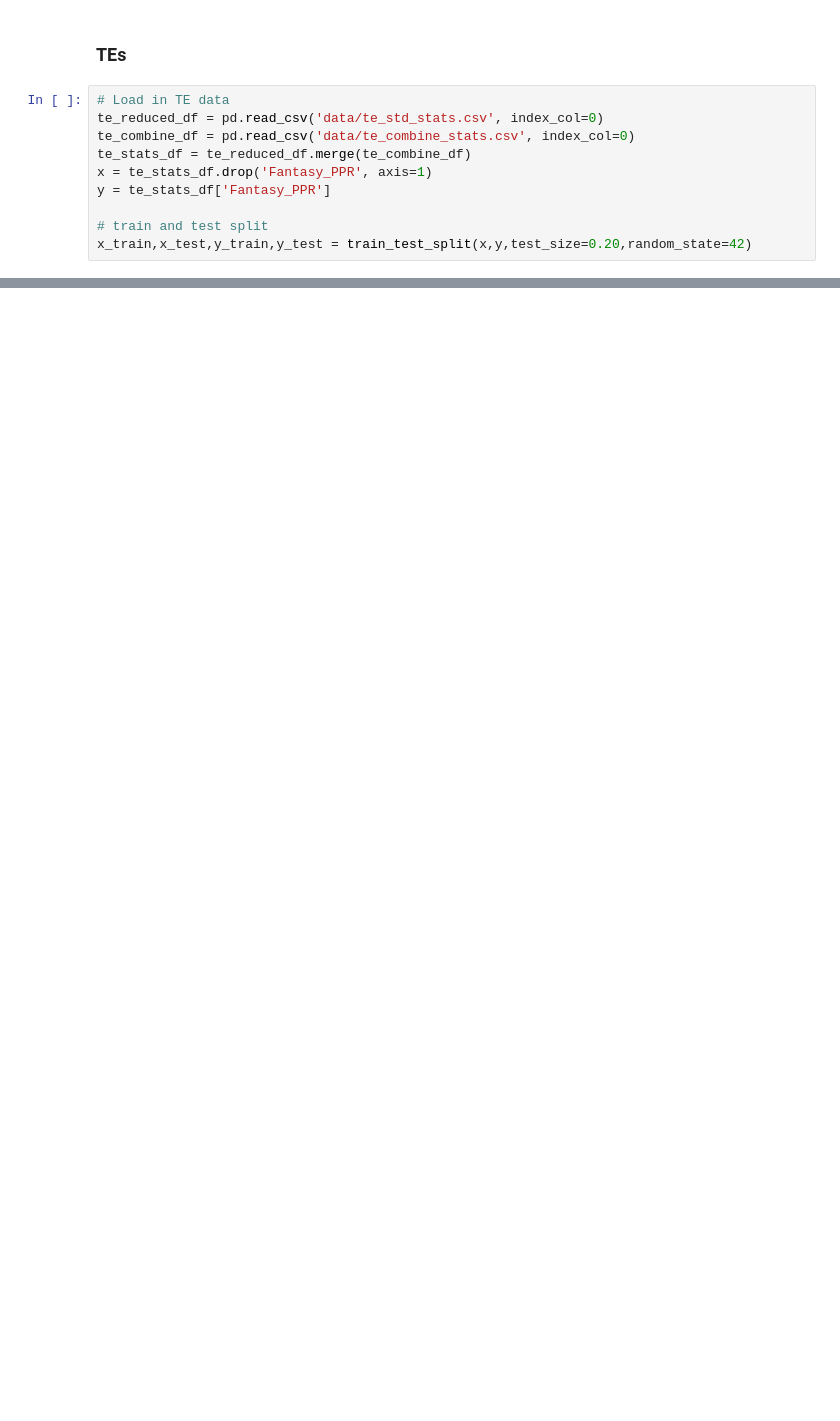
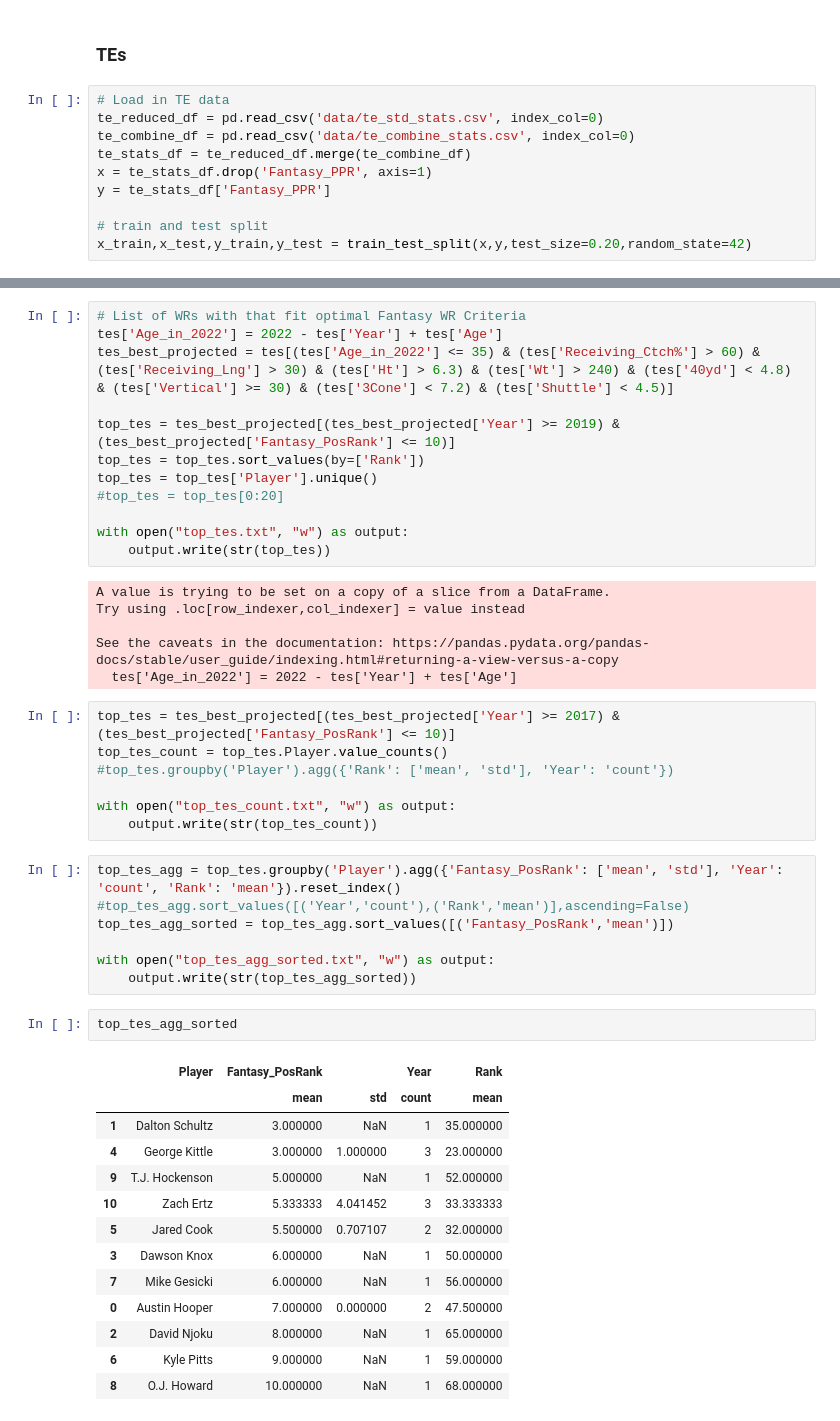
Before and after one commit to mattgilgo/fantasy_football, a Jupyter notebook: models.ipynb, the cells around one changed output, grey strips where cells are left out. Cells and saved outputs as stored; diff of their text form; blank space fills up the shorter version.

```diff
--- a/models.ipynb
+++ b/models.ipynb
@@ -268,3 +391,51 @@ plt.show()
     - Vert = 30 to 36
     - 3Cone = Less than 7.2
     - Shuttle = Less than 4.5
+# %%
+# List of WRs with that fit optimal Fantasy WR Criteria
+tes['Age_in_2022'] = 2022 - tes['Year'] + tes['Age']
+tes_best_projected = tes[(tes['Age_in_2022'] <= 35) & (tes['Receiving_Ctch%'] > 60) & (tes['Receiving_Lng'] > 30) & (tes['Ht'] > 6.3) & (tes['Wt'] > 240) & (tes['40yd'] < 4.8) & (tes['Vertical'] >= 30) & (tes['3Cone'] < 7.2) & (tes['Shuttle'] < 4.5)]
+
+top_tes = tes_best_projected[(tes_best_projected['Year'] >= 2019) & (tes_best_projected['Fantasy_PosRank'] <= 10)]
+top_tes = top_tes.sort_values(by=['Rank'])
+top_tes = top_tes['Player'].unique()
+#top_tes = top_tes[0:20]
+
+with open("top_tes.txt", "w") as output:
+    output.write(str(top_tes))
+# %% [output]
+A value is trying to be set on a copy of a slice from a DataFrame.
+Try using .loc[row_indexer,col_indexer] = value instead
+
+See the caveats in the documentation: https://pandas.pydata.org/pandas-docs/stable/user_guide/indexing.html#returning-a-view-versus-a-copy
+  tes['Age_in_2022'] = 2022 - tes['Year'] + tes['Age']
+# %%
+top_tes = tes_best_projected[(tes_best_projected['Year'] >= 2017) & (tes_best_projected['Fantasy_PosRank'] <= 10)]
+top_tes_count = top_tes.Player.value_counts()
+#top_tes.groupby('Player').agg({'Rank': ['mean', 'std'], 'Year': 'count'})
+
+with open("top_tes_count.txt", "w") as output:
+    output.write(str(top_tes_count))
+# %%
+top_tes_agg = top_tes.groupby('Player').agg({'Fantasy_PosRank': ['mean', 'std'], 'Year': 'count', 'Rank': 'mean'}).reset_index()
+#top_tes_agg.sort_values([('Year','count'),('Rank','mean')],ascending=False)
+top_tes_agg_sorted = top_tes_agg.sort_values([('Fantasy_PosRank','mean')])
+
+with open("top_tes_agg_sorted.txt", "w") as output:
+    output.write(str(top_tes_agg_sorted))
+# %%
+top_tes_agg_sorted
+# %% [output]
+|  | Player | Fantasy_PosRank |  | Year | Rank |
+|  |  | mean | std | count | mean |
+| 1 | Dalton Schultz | 3.000000 | NaN | 1 | 35.000000 |
+| 4 | George Kittle | 3.000000 | 1.000000 | 3 | 23.000000 |
+| 9 | T.J. Hockenson | 5.000000 | NaN | 1 | 52.000000 |
+| 10 | Zach Ertz | 5.333333 | 4.041452 | 3 | 33.333333 |
+| 5 | Jared Cook | 5.500000 | 0.707107 | 2 | 32.000000 |
+| 3 | Dawson Knox | 6.000000 | NaN | 1 | 50.000000 |
+| 7 | Mike Gesicki | 6.000000 | NaN | 1 | 56.000000 |
+| 0 | Austin Hooper | 7.000000 | 0.000000 | 2 | 47.500000 |
+| 2 | David Njoku | 8.000000 | NaN | 1 | 65.000000 |
+| 6 | Kyle Pitts | 9.000000 | NaN | 1 | 59.000000 |
+| 8 | O.J. Howard | 10.000000 | NaN | 1 | 68.000000 |
```
Also changed, not shown: parts of 10 cells of this notebook, 11 other files.
